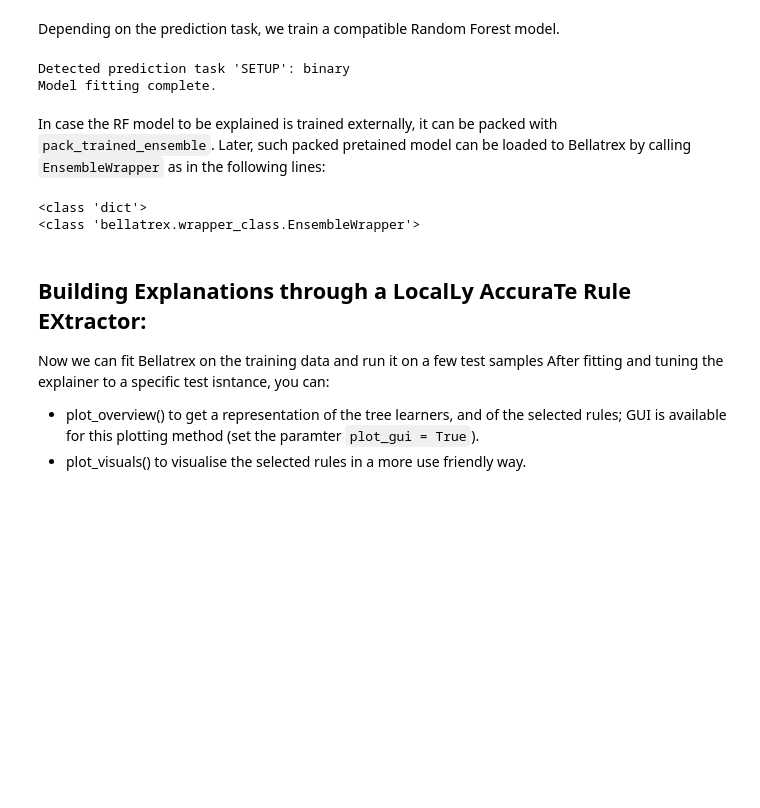
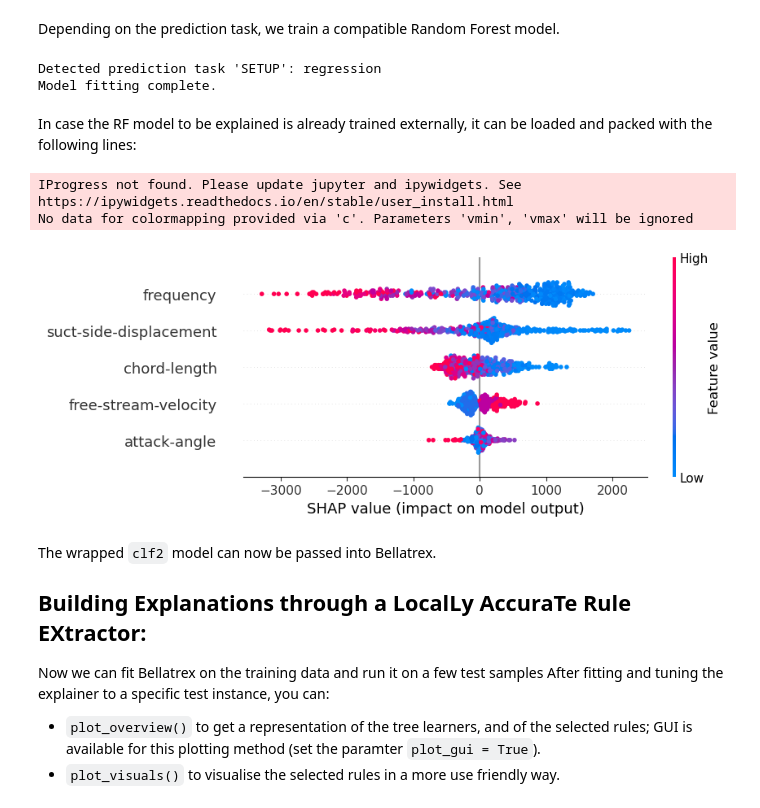
Before and after one commit to Klest94/Bellatrex, a Jupyter notebook: tutorial.ipynb, the cells around one changed output. Cells and saved outputs as stored; diff of their text form; code cells hidden in the pictures; blank space fills up the shorter version.

Commit message:
streamline packing and wrapping of trained  classifiers

```diff
--- a/tutorial.ipynb
+++ b/tutorial.ipynb
@@ -29,7 +29,7 @@ from bellatrex.datasets import load_survival_data, load_binary_data, load_regres
 from bellatrex.utilities import get_auto_setup
 
 X, y = load_binary_data(return_X_y=True)
-# X, y = load_regression_data(return_X_y=True)
+X, y = load_regression_data(return_X_y=True)
 # X, y = load_survival_data(return_X_y=True)
 # X, y = load_mlc_data(return_X_y=True)
 # X, y = load_mtr_data(return_X_y=True)
@@ -59,35 +59,40 @@ elif SETUP.lower() in ['regression', 'multi-target']:
                                 n_jobs=-2, random_state=0)
 
 
-from bellatrex import BellatrexExplain
-from bellatrex.wrapper_class import EnsembleWrapper, tree_list_to_model, tree_to_dict
-
 clf.fit(X_train, y_train)
 print('Model fitting complete.')
 # %% [output]
-Detected prediction task 'SETUP': binary
+Detected prediction task 'SETUP': regression
 Model fitting complete.
 # %% [markdown]
-In case the RF model to be explained is trained externally, it can be packed with `pack_trained_ensemble`.
-Later, such packed pretained model can be loaded to Bellatrex by calling `EnsembleWrapper` as in the following lines:
+In case the RF model to be explained is already trained externally, it can be loaded and packed with the following lines:
 # %%
 from bellatrex.wrapper_class import EnsembleWrapper, pack_trained_ensemble
 
-clf_packed = pack_trained_ensemble(clf) #packs the ensemble model into a lightweight dictionary
-print(type(clf_packed))
+# Pretrained RF model sould be packed as a list of dicts with the following function.
+# Stores a memory-efficient version of the model, compatible with SHAP
+clf_packed = pack_trained_ensemble(clf)
 
 # Load the pretrained model and make it compatible with Bellatrex through EnsembleWrapper()
-clf2 = EnsembleWrapper(clf_packed) # ensures compatibility of the pre-trained model with Bellatrex
-print(type(clf2))
+# clf2 = EnsembleWrapper(clf_packed)
-# %% [output]
-<class 'dict'>
-<class 'bellatrex.wrapper_class.EnsembleWrapper'>
+# %%
+import shap
+
+explainer = shap.TreeExplainer(clf_packed, X_train)
+shap_values = explainer(X_test)
+shap.plots.beeswarm(shap_values)
+# %% [output]
+IProgress not found. Please update jupyter and ipywidgets. See https://ipywidgets.readthedocs.io/en/stable/user_install.html
+No data for colormapping provided via 'c'. Parameters 'vmin', 'vmax' will be ignored
+[figure, added]
 # %% [markdown]
+The wrapped ``clf2`` model can now be passed into Bellatrex.
+
 ## Building Explanations through a LocalLy AccuraTe Rule EXtractor:
 Now we can fit Bellatrex on the training data and run it on a few test samples
-After fitting and tuning the explainer to a specific test isntance, you can:
-- plot_overview() to get a representation of the tree learners, and of the selected rules;
+After fitting and tuning the explainer to a specific test instance, you can:
+- `plot_overview()` to get a representation of the tree learners, and of the selected rules;
     GUI is available for this plotting method (set the paramter `plot_gui = True`).
-- plot_visuals() to visualise the selected rules in a more use friendly way.
+- `plot_visuals()` to visualise the selected rules in a more use friendly way.
 # %%
 from bellatrex import BellatrexExplain
```
Also changed, not shown: parts of 1 cell of this notebook, 6 other files.
